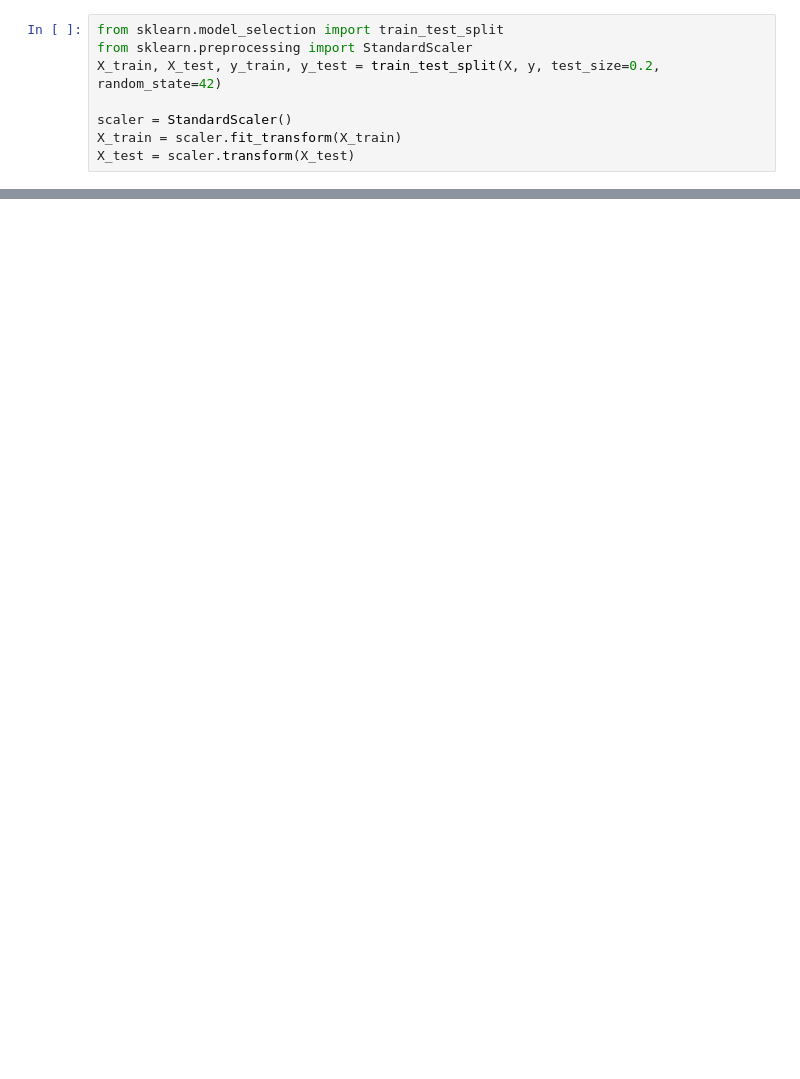
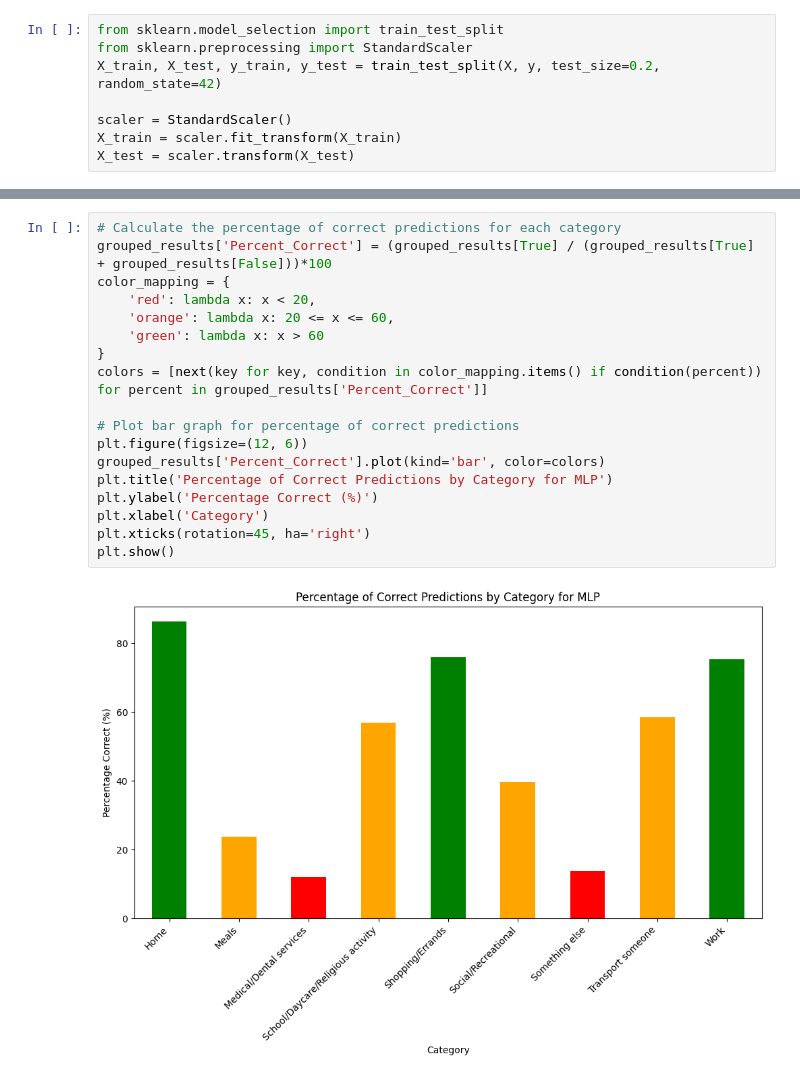
Before and after one commit to prateekanand2/Travel-Purpose-Prediction, a Jupyter notebook: mlp.ipynb, the cells around one changed output, grey strips where cells are left out. Saved outputs shown, nothing was run; the diff lists cells and outputs as text; blank space fills up the shorter version.

```diff
--- a/mlp.ipynb
+++ b/mlp.ipynb
@@ -71,0 +172,20 @@ print(accuracy_score(y_test, y_pred))
+# %%
+# Calculate the percentage of correct predictions for each category
+grouped_results['Percent_Correct'] = (grouped_results[True] / (grouped_results[True] + grouped_results[False]))*100
+color_mapping = {
+    'red': lambda x: x < 20,
+    'orange': lambda x: 20 <= x <= 60,
+    'green': lambda x: x > 60
+}
+colors = [next(key for key, condition in color_mapping.items() if condition(percent)) for percent in grouped_results['Percent_Correct']]
+
+# Plot bar graph for percentage of correct predictions
+plt.figure(figsize=(12, 6))
+grouped_results['Percent_Correct'].plot(kind='bar', color=colors)
+plt.title('Percentage of Correct Predictions by Category for MLP')
+plt.ylabel('Percentage Correct (%)')
+plt.xlabel('Category')
+plt.xticks(rotation=45, ha='right')
+plt.show()
+# %% [output]
+[figure, added]
```
Also changed, not shown: parts of 15 cells of this notebook, 1 other file.
